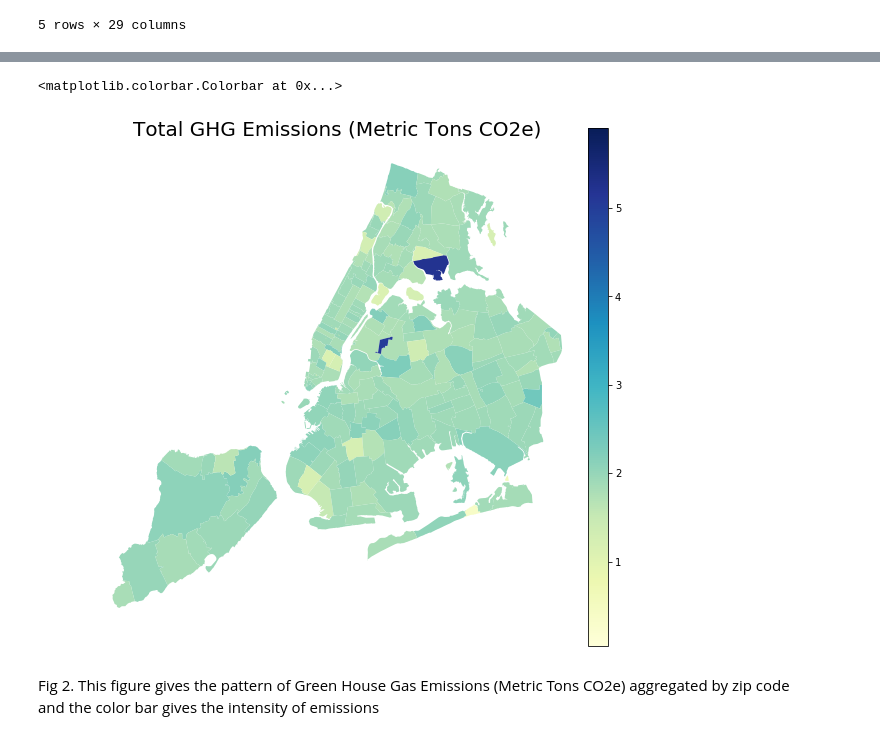
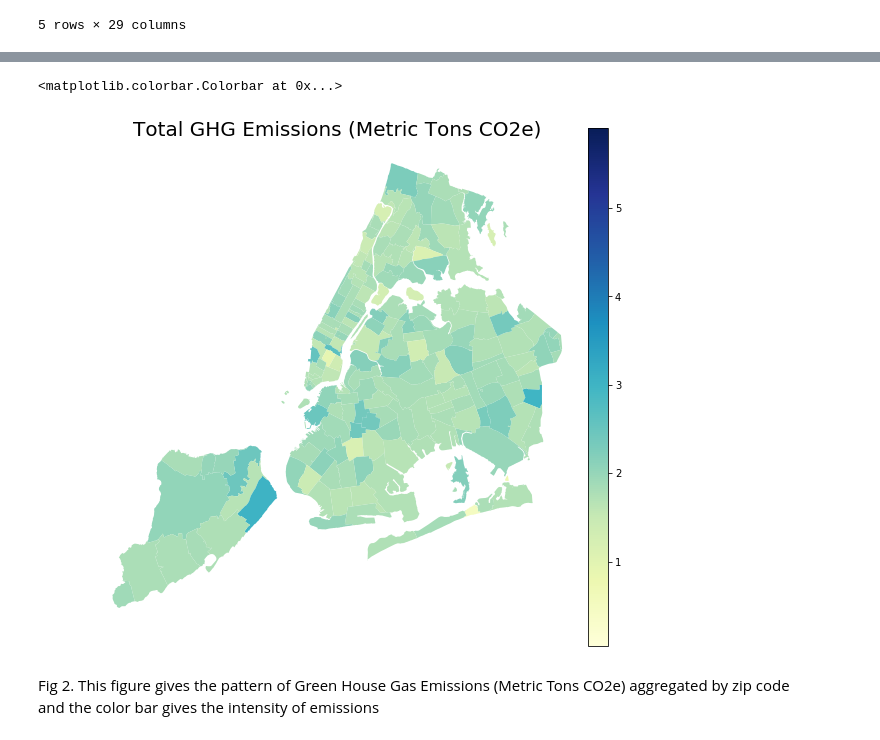
Before and after one commit to gauravcusp/Urban_Informatics_Coding_Assignments, a Jupyter notebook: HW8_gb1877/HW8_1_gb1877.ipynb, the cells around one changed output, grey strips where cells are left out. Cells and saved outputs as stored; diff of their text form; code cells hidden in the pictures.

```diff
--- a/HW8_gb1877/HW8_1_gb1877.ipynb
+++ b/HW8_gb1877/HW8_1_gb1877.ipynb
@@ -168,18 +170,28 @@ mapData = gpd.GeoDataFrame(mapData)
 # %%
-ax= mapData.plot(figsize=(9,9),column='log_eui',colormap='YlGnBu')
+ax= mapData.plot(figsize=(9,9),column='log_ghg',colormap='YlGnBu')
 vmin,vmax = min(mapData.log_eui.values), max(mapData.log_eui.values)
 ax.axis('off')
 ax.set_title('Total GHG Emissions (Metric Tons CO2e)',size=20)
 fig = ax.get_figure()
 cax = fig.add_axes([0.9,0.1,0.03,0.8])
 
 sm= pl.cm.ScalarMappable(cmap='YlGnBu',norm=pl.Normalize(vmin=vmin, vmax=vmax))
 
 sm._A = []
 fig.colorbar(sm, cax=cax)
+
+#labels = ['{0}, {1}'.format(c, n) for c,n in zip(df_["Country"].values,
+#                                                 df_["Number of homicides by firearm"].values)]
+#tooltip = mpld3.plugins.PointLabelTooltip(scatter, labels=labels)
+#mpld3.plugins.connect(fig, tooltip)
+#mpld3.display()
+
+labels = ['{0}, {1}'.format(c, n) for c,n in zip(mapData["ZIPCODE"].values,
+                                                mapData['log_ghg'].values)]
+tooltip = mpld3.plugins.PointLabelTooltip(scatter, labels=labels)
 # %% [output]
 <matplotlib.colorbar.Colorbar at 0x...>
-[figure, old version]
+[figure, new version]
 # %% [markdown]
 Fig 2. This figure gives the pattern of Green House Gas Emissions (Metric Tons CO2e) aggregated by zip code\
 and the color bar gives the intensity of emissions
```
Also changed, not shown: parts of 21 cells of this notebook.
